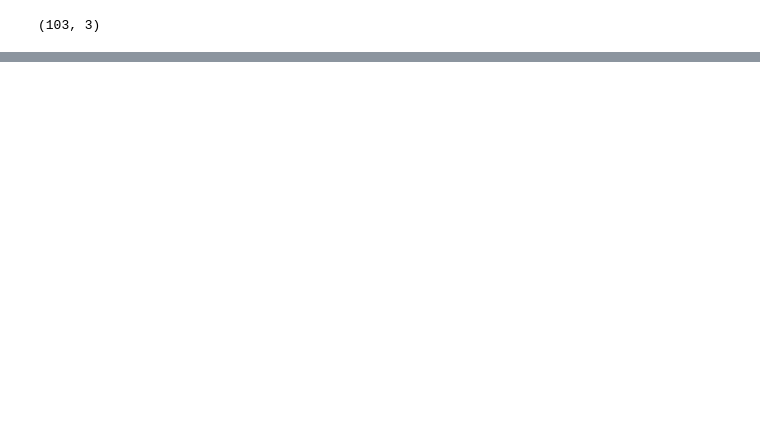
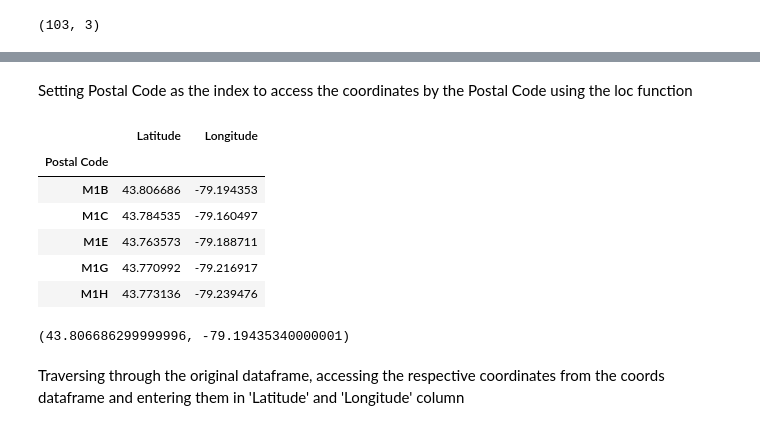
Before and after one commit to abhishekpawl/Battle-of-Neighborhoods, a Jupyter notebook: Segmenting_and_Clustering_Neighborhoods_in_Toronto.ipynb, the cells around one changed output, grey strips where cells are left out. Drawn from its saved outputs; the diff is of its cells as text; code cells hidden in the pictures; blank space fills up the shorter version.

```diff
--- a/Segmenting_and_Clustering_Neighborhoods_in_Toronto.ipynb
+++ b/Segmenting_and_Clustering_Neighborhoods_in_Toronto.ipynb
@@ -140,0 +133,19 @@ df.shape
+# %% [markdown]
+Setting Postal Code as the index to access the coordinates by the Postal Code using the loc function
+# %%
+coords.set_index('Postal Code', inplace = True)
+coords.head()
+# %% [output]
+|  | Latitude | Longitude |
+| Postal Code |  |  |
+| M1B | 43.806686 | -79.194353 |
+| M1C | 43.784535 | -79.160497 |
+| M1E | 43.763573 | -79.188711 |
+| M1G | 43.770992 | -79.216917 |
+| M1H | 43.773136 | -79.239476 |
+# %%
+coords['Latitude'].loc['M1B'], coords['Longitude'].loc['M1B']
+# %% [output]
+(43.806686299999996, -79.19435340000001)
+# %% [markdown]
+Traversing through the original dataframe, accessing the respective coordinates from the coords dataframe and entering them in 'Latitude' and 'Longitude' column
```
Also changed, not shown: parts of 13 cells of this notebook.
